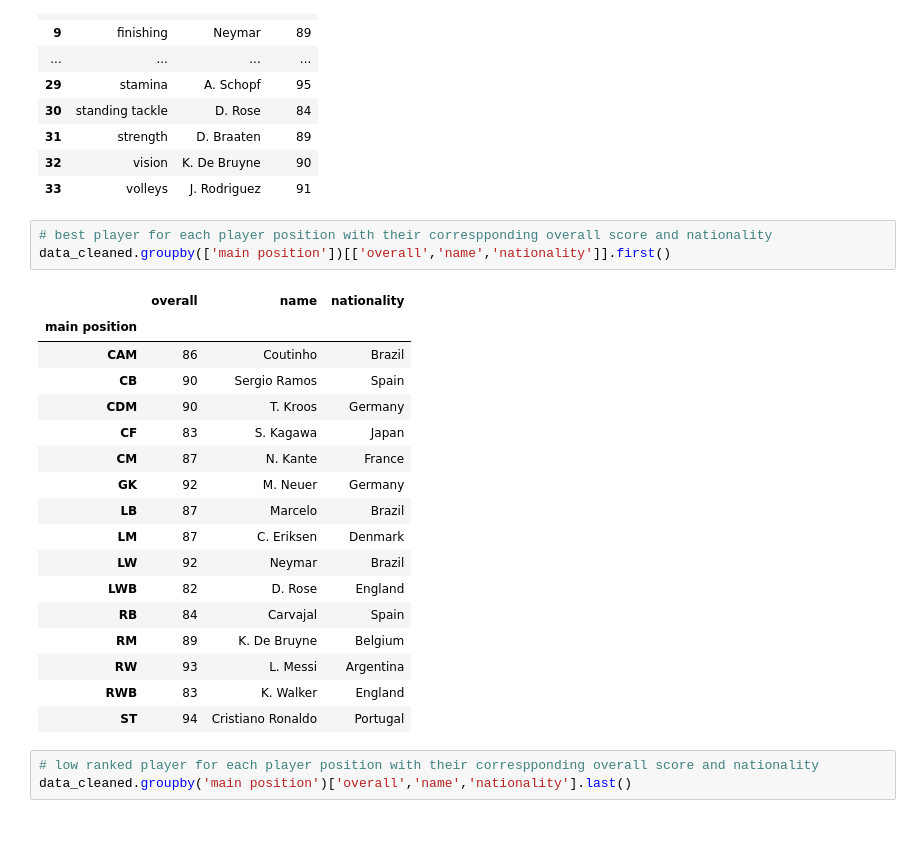
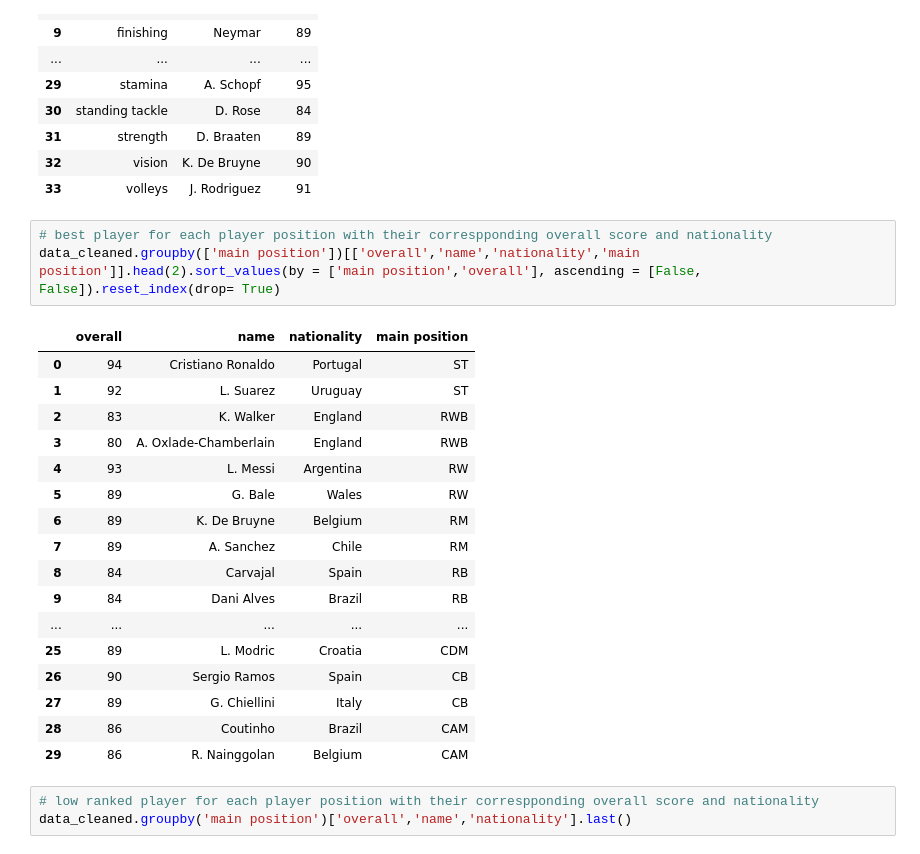
Before and after one commit to imabiodun/fifa-ranking, a Jupyter notebook: fifa-player-ranking.ipynb, the cells around one changed output. Drawn from its saved outputs; the diff is of its cells as text.

```diff
--- a/fifa-player-ranking.ipynb
+++ b/fifa-player-ranking.ipynb
@@ -199,25 +255,25 @@ best_player_feature
 | 33 | volleys | J. Rodriguez | 91 |
 # %%
 # best player for each player position with their correspponding overall score and nationality
-data_cleaned.groupby(['main position'])[['overall','name','nationality']].first()
+data_cleaned.groupby(['main position'])[['overall','name','nationality','main position']].head(2).sort_values(by = ['main position','overall'], ascending = [False, False]).reset_index(drop= True)
 # %% [output]
-|  | overall | name | nationality |
-| main position |  |  |  |
-| CAM | 86 | Coutinho | Brazil |
-| CB | 90 | Sergio Ramos | Spain |
-| CDM | 90 | T. Kroos | Germany |
-| CF | 83 | S. Kagawa | Japan |
-| CM | 87 | N. Kante | France |
-| GK | 92 | M. Neuer | Germany |
-| LB | 87 | Marcelo | Brazil |
-| LM | 87 | C. Eriksen | Denmark |
-| LW | 92 | Neymar | Brazil |
-| LWB | 82 | D. Rose | England |
-| RB | 84 | Carvajal | Spain |
-| RM | 89 | K. De Bruyne | Belgium |
-| RW | 93 | L. Messi | Argentina |
-| RWB | 83 | K. Walker | England |
-| ST | 94 | Cristiano Ronaldo | Portugal |
+|  | overall | name | nationality | main position |
+| 0 | 94 | Cristiano Ronaldo | Portugal | ST |
+| 1 | 92 | L. Suarez | Uruguay | ST |
+| 2 | 83 | K. Walker | England | RWB |
+| 3 | 80 | A. Oxlade-Chamberlain | England | RWB |
+| 4 | 93 | L. Messi | Argentina | RW |
+| 5 | 89 | G. Bale | Wales | RW |
+| 6 | 89 | K. De Bruyne | Belgium | RM |
+| 7 | 89 | A. Sanchez | Chile | RM |
+| 8 | 84 | Carvajal | Spain | RB |
+| 9 | 84 | Dani Alves | Brazil | RB |
+| ... | ... | ... | ... | ... |
+| 25 | 89 | L. Modric | Croatia | CDM |
+| 26 | 90 | Sergio Ramos | Spain | CB |
+| 27 | 89 | G. Chiellini | Italy | CB |
+| 28 | 86 | Coutinho | Brazil | CAM |
+| 29 | 86 | R. Nainggolan | Belgium | CAM |
 # %%
 # low ranked player for each player position with their correspponding overall score and nationality
 data_cleaned.groupby('main position')['overall','name','nationality'].last()
```
Also changed, not shown: parts of 48 cells of this notebook.
